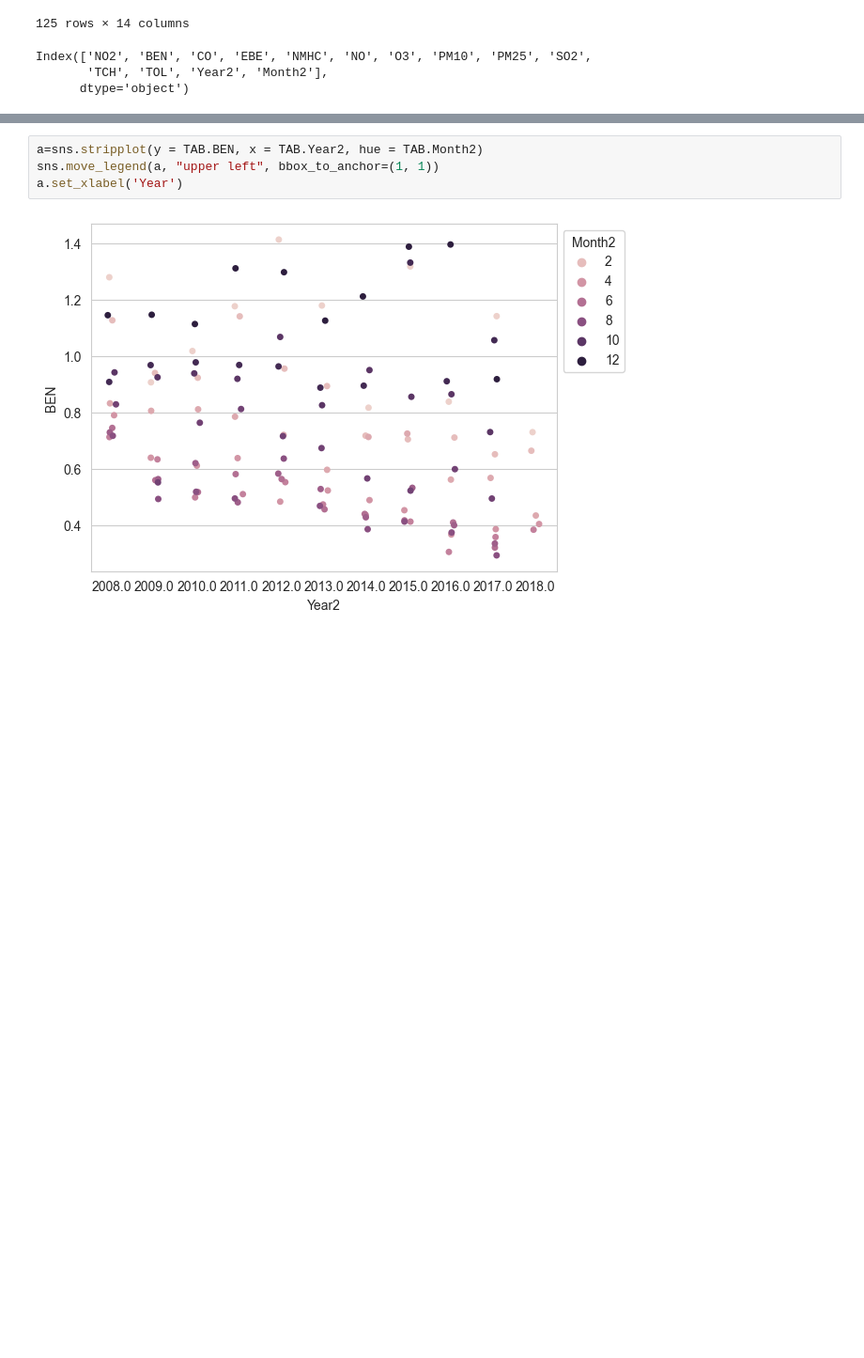
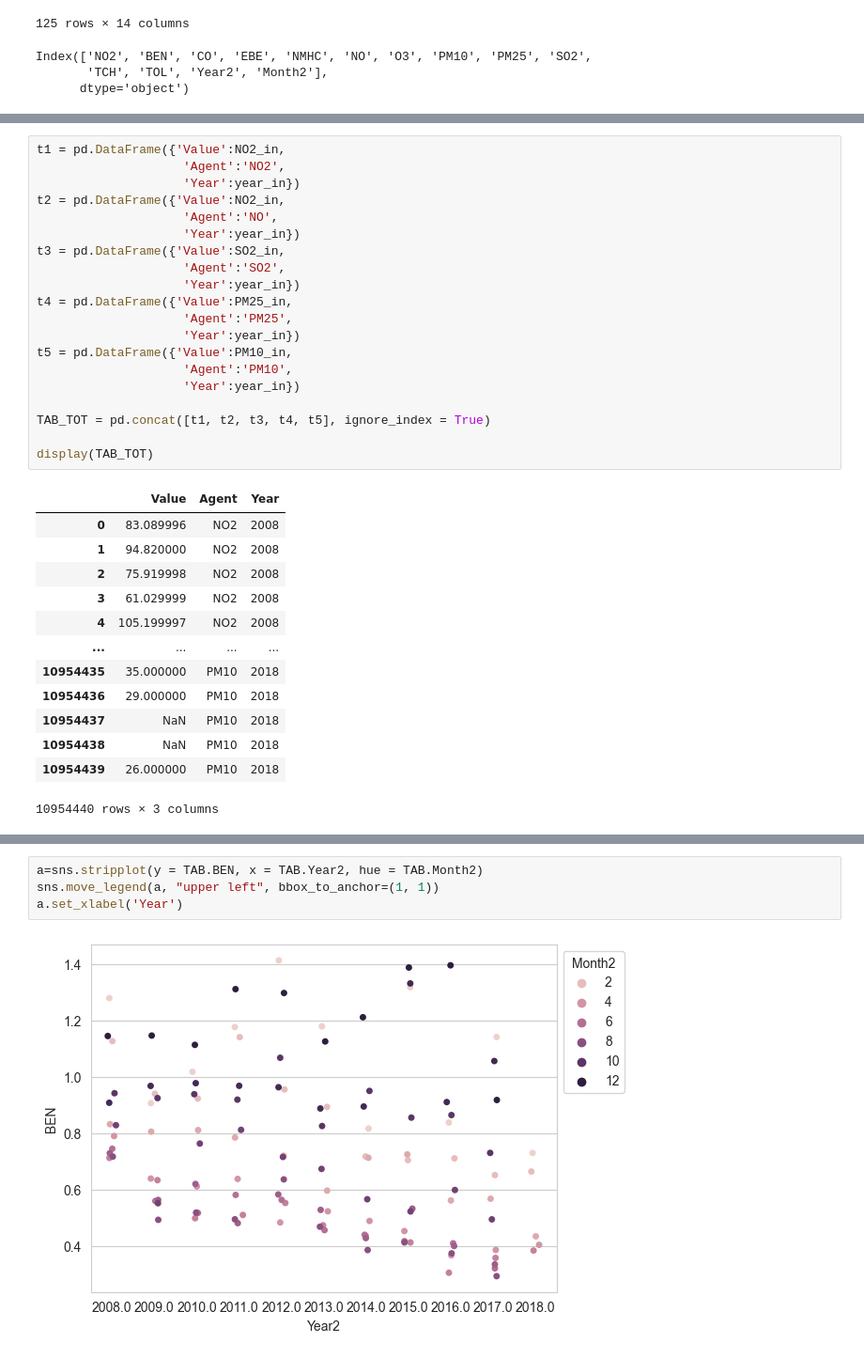
Before and after one commit to ChiaraAmalia/DataScience2Project, a Jupyter notebook: Analisi temporali.ipynb, the cells around one changed output, grey strips where cells are left out. Shown at 94% size. Cells and saved outputs as stored; diff of their text form; blank space fills up the shorter version.

```diff
--- a/Analisi temporali.ipynb
+++ b/Analisi temporali.ipynb
@@ -755,0 +757,34 @@ Text(0.5, 0, 'Year')
+# %%
+t1 = pd.DataFrame({'Value':NO2_in,
+                    'Agent':'NO2',
+                    'Year':year_in})
+t2 = pd.DataFrame({'Value':NO2_in,
+                    'Agent':'NO',
+                    'Year':year_in})
+t3 = pd.DataFrame({'Value':SO2_in,
+                    'Agent':'SO2',
+                    'Year':year_in})
+t4 = pd.DataFrame({'Value':PM25_in,
+                    'Agent':'PM25',
+                    'Year':year_in})
+t5 = pd.DataFrame({'Value':PM10_in,
+                    'Agent':'PM10',
+                    'Year':year_in})
+
+TAB_TOT = pd.concat([t1, t2, t3, t4, t5], ignore_index = True)
+
+display(TAB_TOT)
+# %% [output]
+|  | Value | Agent | Year |
+| 0 | 83.089996 | NO2 | 2008 |
+| 1 | 94.820000 | NO2 | 2008 |
+| 2 | 75.919998 | NO2 | 2008 |
+| 3 | 61.029999 | NO2 | 2008 |
+| 4 | 105.199997 | NO2 | 2008 |
+| ... | ... | ... | ... |
+| 10954435 | 35.000000 | PM10 | 2018 |
+| 10954436 | 29.000000 | PM10 | 2018 |
+| 10954437 | NaN | PM10 | 2018 |
+| 10954438 | NaN | PM10 | 2018 |
+| 10954439 | 26.000000 | PM10 | 2018 |
+10954440 rows × 3 columns
```
Also changed, not shown: parts of 30 cells of this notebook, 1 other file.
